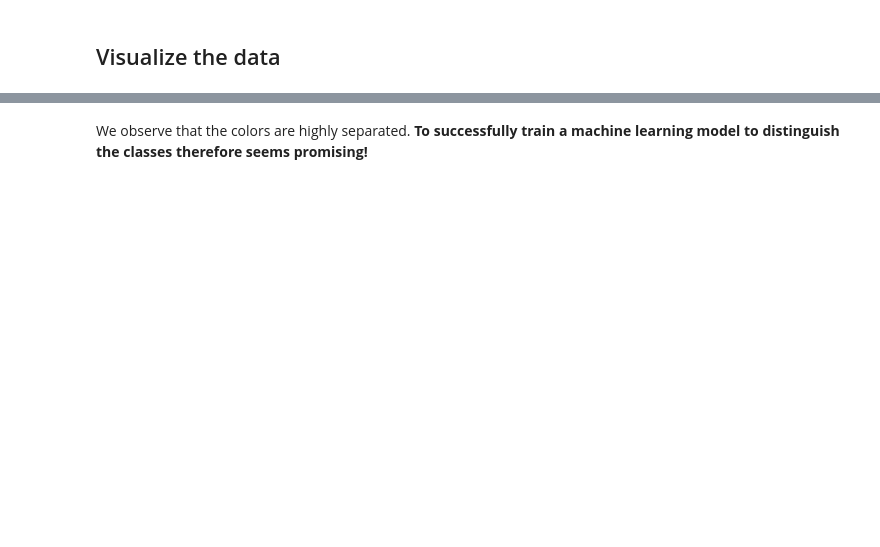
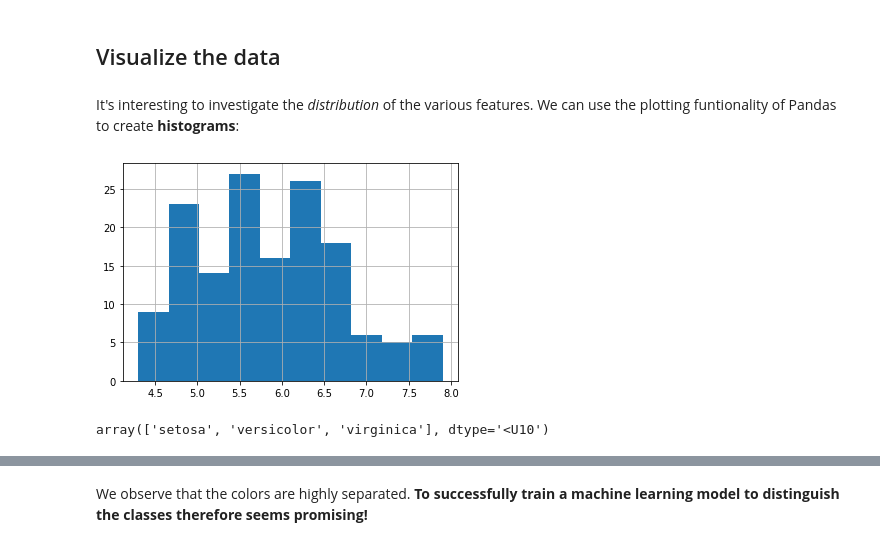
Before and after one commit to h183502/DAT158ML, a Jupyter notebook: Part1-intro/DAT158-Part1-simple_examples.ipynb, the cells around one changed output, grey strips where cells are left out. Drawn from its saved outputs; the diff is of its cells as text; code cells hidden in the pictures; blank space fills up the shorter version.

```diff
--- a/Part1-intro/DAT158-Part1-simple_examples.ipynb
+++ b/Part1-intro/DAT158-Part1-simple_examples.ipynb
@@ -129,2 +169,15 @@ iris_df.head(10)
 # %% [markdown]
 ## Visualize the data
+# %% [markdown]
+It's interesting to investigate the _distribution_ of the various features. We can use the plotting funtionality of Pandas to create **histograms**:
+# %%
+# The distribution of a specified feature for all the plants
+feat = 'sepal length (cm)'
+iris_df[feat].hist()
+plt.show()
+# %% [output]
+[figure, added]
+# %%
+iris_dataset.target_names
+# %% [output]
+array(['setosa', 'versicolor', 'virginica'], dtype='<U10')
```
Also changed, not shown: parts of 52 cells of this notebook, 1 other file.
